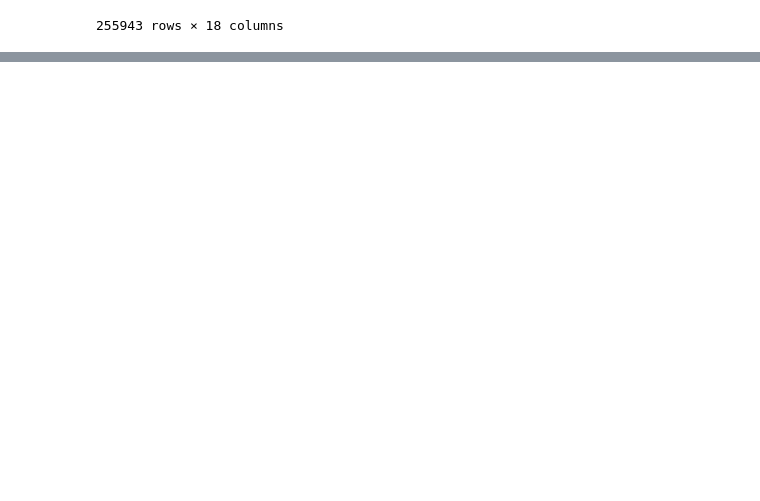
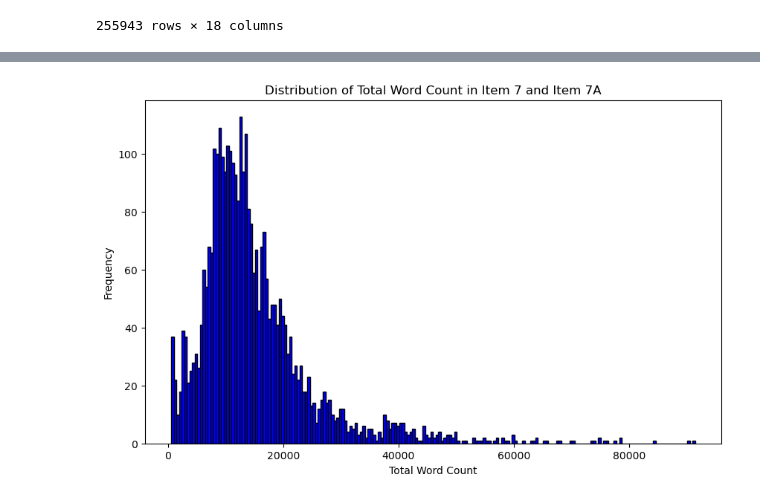
Before and after one commit to wanjeans33/10ksentimentalanalysis, a Jupyter notebook: 10kdata_wrangling.ipynb, the cells around one changed output, grey strips where cells are left out. Saved outputs shown, nothing was run; the diff lists cells and outputs as text; code cells hidden in the pictures; blank space fills up the shorter version.

```diff
--- a/10kdata_wrangling.ipynb
+++ b/10kdata_wrangling.ipynb
@@ -520,0 +687,3 @@ df_10ksp_filtered2
+# %%
+#further trim the samples, only keep MD&A with more than 500 words
+df_10ksp_filtered2=df_10ksp_filtered2[df_10ksp_filtered2['Total Word Count']>=500]
@@ -520,0 +733,11 @@ df_10ksp_filtered2
+# %%
+#Now to create a cleaner version, in which:
+#We rule out all the records that contain only one of 7 and 7A. If not, the sample will be naturally biased (given that we examine the sentiment seeing 7 and 7A as a whole)
+#Such situations include: (1) 7 and 7A repeating each other (in the error cases from checking the datarame, column item 7 tends to repeat and have only item 7A); (2) either 7 or 7A are missing from the extraction
+
+df_10ksp_filtered3 = df_10ksp_filtered2[~df_10ksp_filtered2['Item 7 Content'].str.startswith("Item 7A")]
+df_10ksp_filtered3 = df_10ksp_filtered2[~df_10ksp_filtered2['Item 7 Content'].str.startswith("Item 7A")]
+df_10ksp_filtered3 = df_10ksp_filtered2[
+    ~(df_10ksp_filtered2['Item 7 Content'].str.contains("Section not found.") |
+      df_10ksp_filtered2['Item 7A Content'].str.contains("Section not found."))
+]
@@ -520,0 +764,11 @@ df_10ksp_filtered2
+# %%
+#Now observe the sample word count distribution
+import matplotlib.pyplot as plt
+plt.figure(figsize=(10, 6))
+plt.hist(df_10ksp_filtered3['Total Word Count'], bins=200, color='blue', edgecolor='black')
+plt.title('Distribution of Total Word Count in Item 7 and Item 7A')
+plt.xlabel('Total Word Count')
+plt.ylabel('Frequency')
+plt.show()
+# %% [output]
+[figure, added]
```
Also changed, not shown: parts of 22 cells of this notebook.
